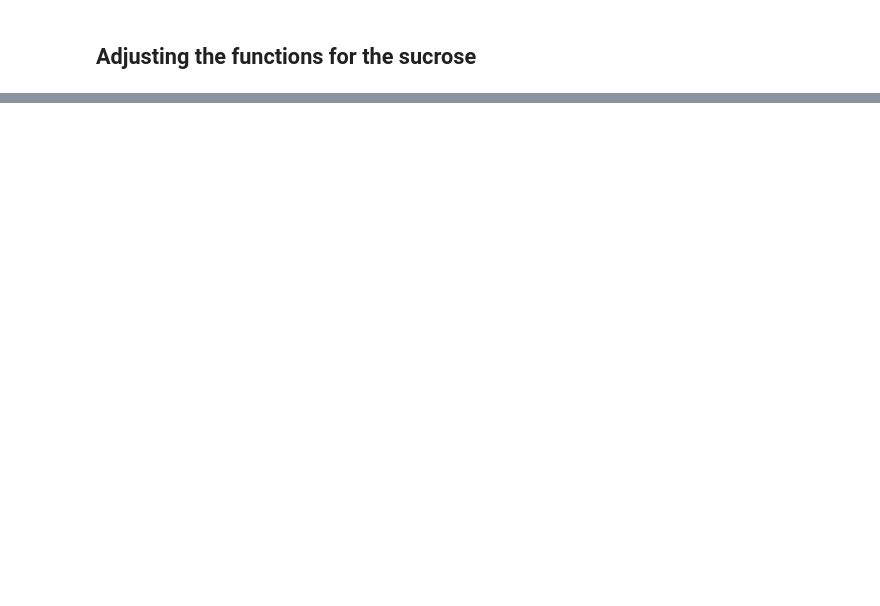
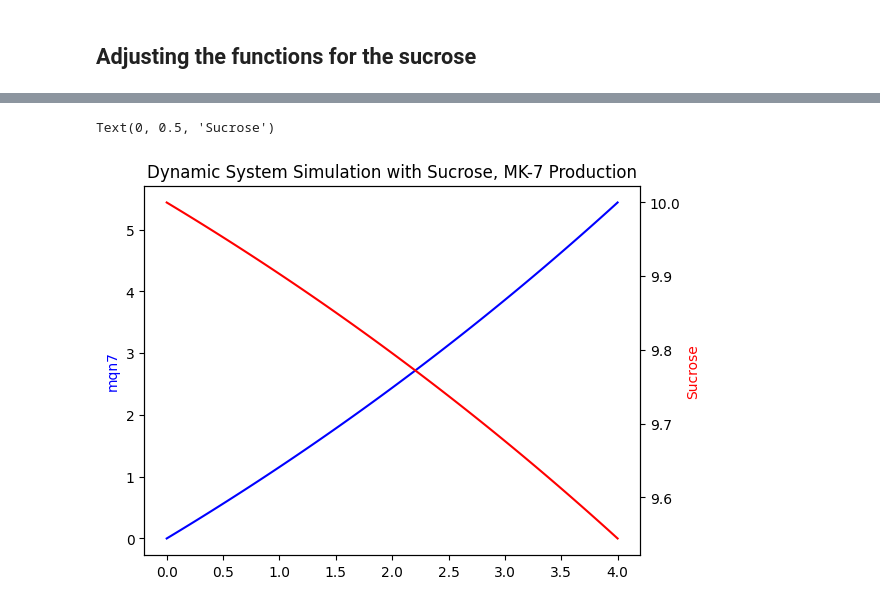
Before and after one commit to 27410/group-assingment-group12, a Jupyter notebook: 9. dFBA .ipynb, the cells around one changed output, grey strips where cells are left out. Saved outputs shown, nothing was run; the diff lists cells and outputs as text; code cells hidden in the pictures; blank space fills up the shorter version.

```diff
--- a/9. dFBA .ipynb
+++ b/9. dFBA .ipynb
@@ -330,0 +303,13 @@ plt.show()
+# %%
+ax = plt.subplot(111)
+ax.plot(sol.t, sol.y.T[:, 2], color='b')
+
+ax2 = plt.twinx(ax)
+ax2.plot(sol.t, sol.y.T[:, 1], color='r')
+
+plt.title('Dynamic System Simulation with Sucrose, MK-7 Production')
+ax.set_ylabel('mqn7', color='b')
+ax2.set_ylabel('Sucrose', color='r')
+# %% [output]
+Text(0, 0.5, 'Sucrose')
+[figure, added]
```
Also changed, not shown: parts of 15 cells of this notebook.
